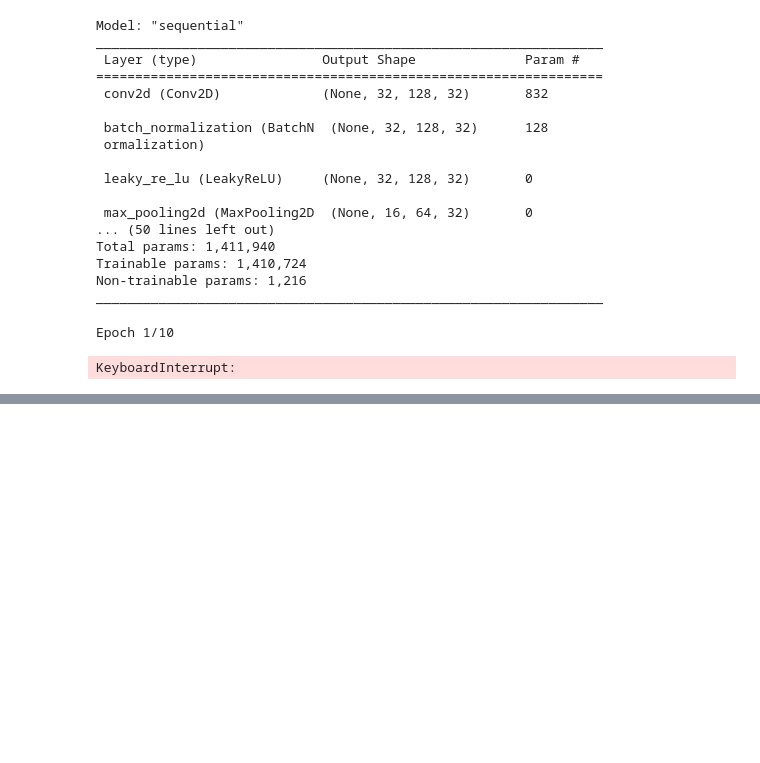
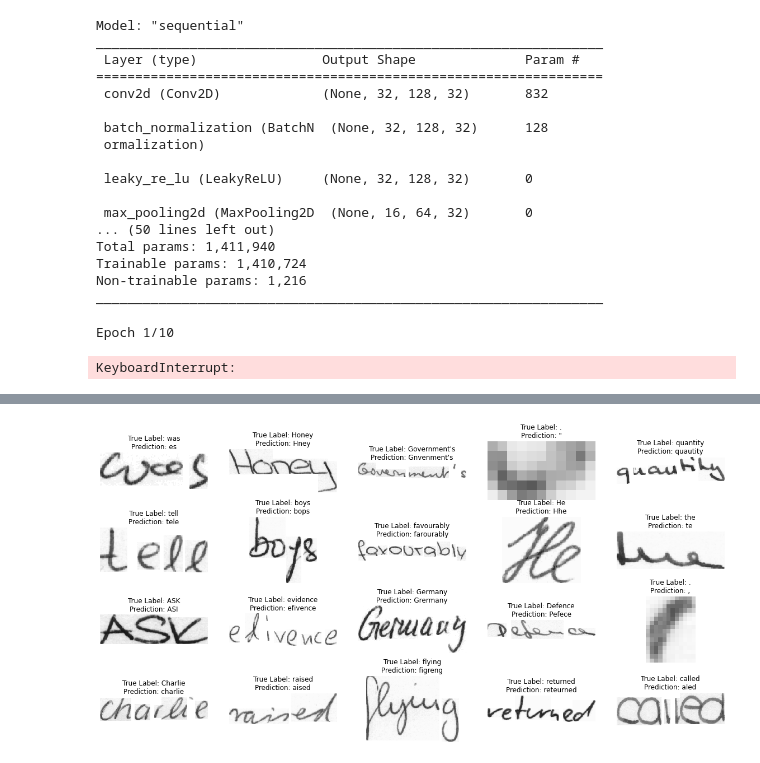
Before and after one commit to sfc-gh-zblackwood/OCRPyMan, a Jupyter notebook: notebooks/Letters_detection_batch_Tensorflowy.ipynb, the cells around one changed output, grey strips where cells are left out. Saved outputs shown, nothing was run; the diff lists cells and outputs as text; code cells hidden in the pictures; blank space fills up the shorter version.

Commit message:
afficher mots en erreur dans notebook final canny

```diff
--- a/notebooks/Letters_detection_batch_Tensorflowy.ipynb
+++ b/notebooks/Letters_detection_batch_Tensorflowy.ipynb
@@ -43,4 +45,4 @@ rss.init()
 # %%
 # Chargement avec tensorflow et dataset par batch
 
-dataset_train, dataset_test, y_test = ld_util.get_dataset(canny=True)
+dataset_train, dataset_test, X_test, y_test = ld_util.get_dataset(canny=False)
@@ -131,11 +129,11 @@ KeyboardInterrupt:
 #      pickle.dump(history.history, file_pi)
 
 #Rechargement historique
-# with open('../pickle/history_propershape.pickle', "rb") as file_pi:
+# with open('../pickle/tj_ctc_model_10_history.pickle', "rb") as file_pi:
 #     history = pickle.load(file_pi)
 
 
 # Sauvegarde/Chargement du modele
-model.save('ctc_model_fit_10')
-model = tf.keras.models.load_model("ctc_model_fit_10", custom_objects={"CTCLoss": mdl.CTCLoss})
+# model.save('ctc_model_fit_10')
+# model = tf.keras.models.load_model("../pickle/tj_ctc_model_10", custom_objects={"CTCLoss": mdl.CTCLoss})
 # %%
@@ -157,0 +159,5 @@ print("Notre modèle a une précision par mot de", eval_df['cer'].mean(), ' pour
+# %%
+# Appercu des mots mal prédits
+rd.show_words_predictions_errors(X_test, y_test, y_pred, predicted_transcriptions)
+# %% [output]
+[figure, added]
```
Also changed, not shown: parts of 5 cells of this notebook, 2 other files.
